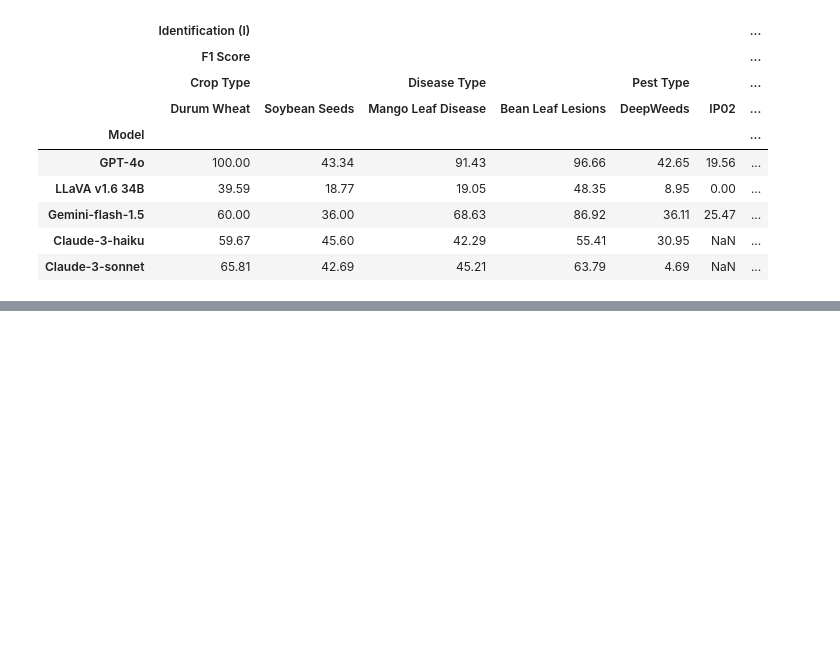
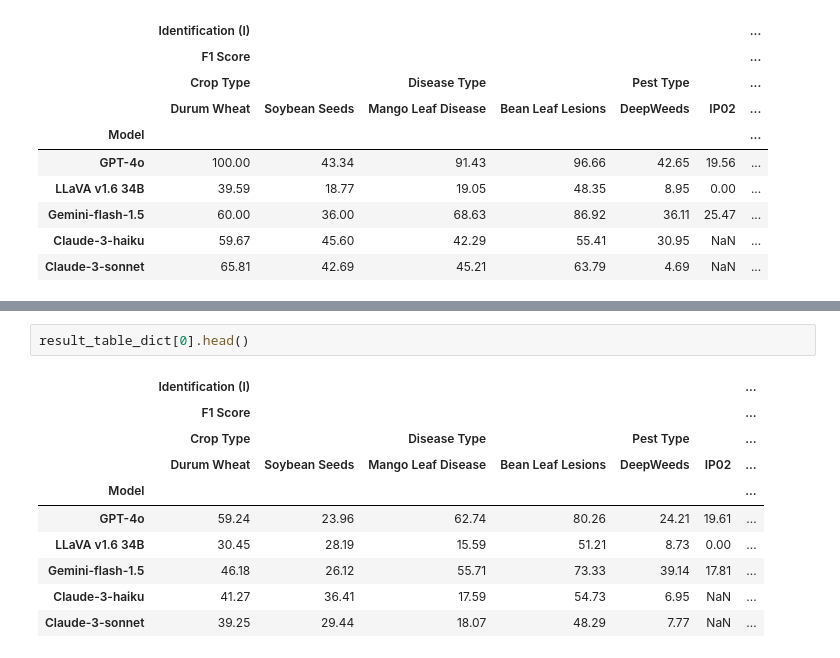
Before and after one commit to arbab-ml/AgEval, a Jupyter notebook: all_llms_analysis.ipynb, the cells around one changed output, grey strips where cells are left out. Drawn from its saved outputs; the diff is of its cells as text; blank space fills up the shorter version.

```diff
--- a/all_llms_analysis.ipynb
+++ b/all_llms_analysis.ipynb
@@ -585,0 +422,13 @@ plt.show()
+# %%
+result_table_dict[0].head()
+# %% [output]
+|  | Identification (I) |  |  |  |  |  | ... |
+|  | F1 Score |  |  |  |  |  | ... |
+|  | Crop Type |  | Disease Type |  | Pest Type |  | ... |
+|  | Durum Wheat | Soybean Seeds | Mango Leaf Disease | Bean Leaf Lesions | DeepWeeds | IP02 | ... |
+| Model |  |  |  |  |  |  | ... |
+| GPT-4o | 59.24 | 23.96 | 62.74 | 80.26 | 24.21 | 19.61 | ... |
+| LLaVA v1.6 34B | 30.45 | 28.19 | 15.59 | 51.21 | 8.73 | 0.00 | ... |
+| Gemini-flash-1.5 | 46.18 | 26.12 | 55.71 | 73.33 | 39.14 | 17.81 | ... |
+| Claude-3-haiku | 41.27 | 36.41 | 17.59 | 54.73 | 6.95 | NaN | ... |
+| Claude-3-sonnet | 39.25 | 29.44 | 18.07 | 48.29 | 7.77 | NaN | ... |
```
Also changed, not shown: parts of 11 cells of this notebook, 36 other files.
